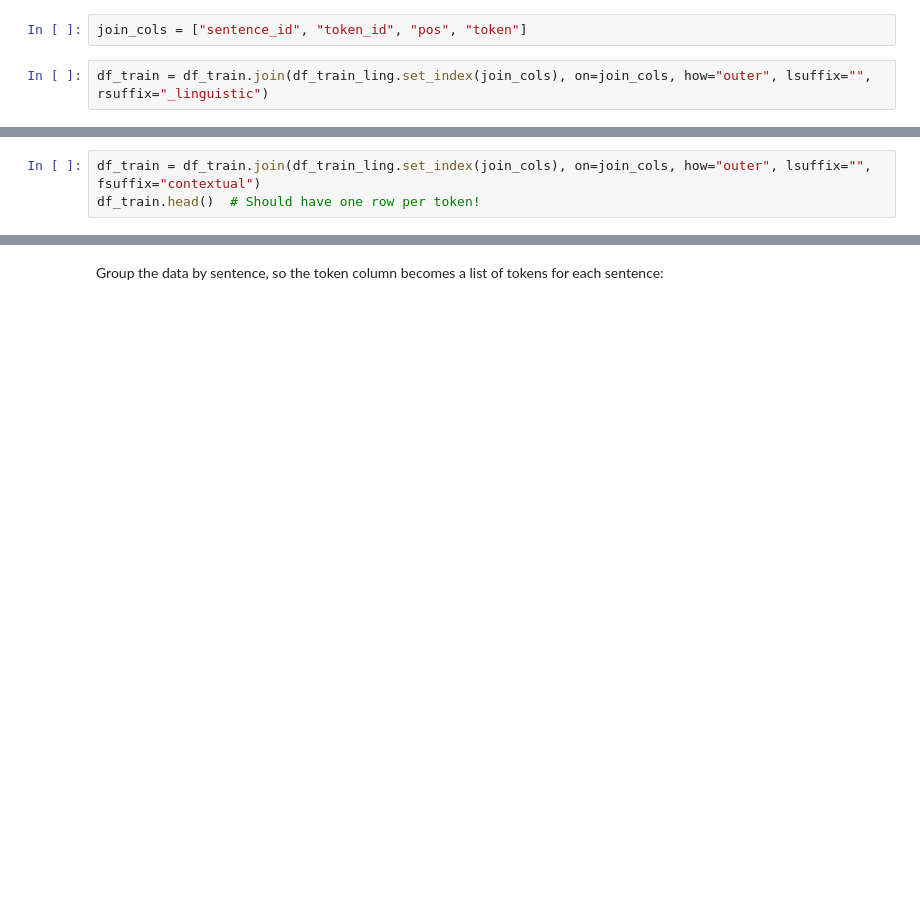
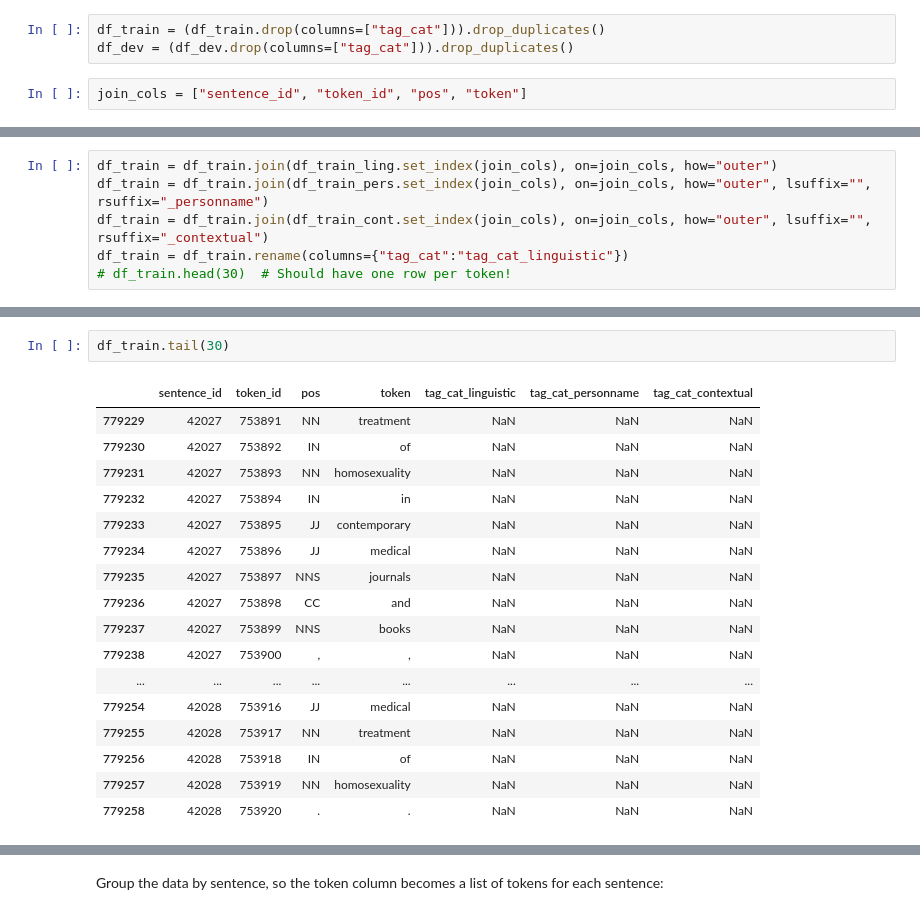
Before and after one commit to thegoose20/gender-bias, a Jupyter notebook: token_classification/BaselineTokenClassifiers_Categories.ipynb, the cells around one changed output, grey strips where cells are left out. Cells and saved outputs as stored; diff of their text form; blank space fills up the shorter version.

Commit message:
Put each category as own column/feature, getting type error with classifier now

```diff
--- a/token_classification/BaselineTokenClassifiers_Categories.ipynb
+++ b/token_classification/BaselineTokenClassifiers_Categories.ipynb
@@ -146,7 +151,8 @@ df_dev_pers = df_dev.loc[df_dev.tag_cat.isin(pers_cat_tags)]
 cont_cat_tags = ["B-Contextual", "I-Contextual"]
 df_train_cont = df_train.loc[df_train.tag_cat.isin(cont_cat_tags)]
 df_dev_cont = df_dev.loc[df_dev.tag_cat.isin(cont_cat_tags)]
+# %%
+df_train = (df_train.drop(columns=["tag_cat"])).drop_duplicates()
+df_dev = (df_dev.drop(columns=["tag_cat"])).drop_duplicates()
 # %%
 join_cols = ["sentence_id", "token_id", "pos", "token"]
-# %%
-df_train = df_train.join(df_train_ling.set_index(join_cols), on=join_cols, how="outer", lsuffix="", rsuffix="_linguistic")
@@ -155,3 +159,6 @@ df_train = df_train.join(df_train_pers.set_index(join_cols), on=join_cols, how="
 # %%
-df_train = df_train.join(df_train_ling.set_index(join_cols), on=join_cols, how="outer", lsuffix="", fsuffix="contextual")
-df_train.head()  # Should have one row per token!
+df_train = df_train.join(df_train_ling.set_index(join_cols), on=join_cols, how="outer")
+df_train = df_train.join(df_train_pers.set_index(join_cols), on=join_cols, how="outer", lsuffix="", rsuffix="_personname")
+df_train = df_train.join(df_train_cont.set_index(join_cols), on=join_cols, how="outer", lsuffix="", rsuffix="_contextual")
+df_train = df_train.rename(columns={"tag_cat":"tag_cat_linguistic"})
+# df_train.head(30)  # Should have one row per token!
@@ -187,0 +171,20 @@ df_train_cat.head(20)
+# %%
+df_train.tail(30)
+# %% [output]
+|  | sentence_id | token_id | pos | token | tag_cat_linguistic | tag_cat_personname | tag_cat_contextual |
+| 779229 | 42027 | 753891 | NN | treatment | NaN | NaN | NaN |
+| 779230 | 42027 | 753892 | IN | of | NaN | NaN | NaN |
+| 779231 | 42027 | 753893 | NN | homosexuality | NaN | NaN | NaN |
+| 779232 | 42027 | 753894 | IN | in | NaN | NaN | NaN |
+| 779233 | 42027 | 753895 | JJ | contemporary | NaN | NaN | NaN |
+| 779234 | 42027 | 753896 | JJ | medical | NaN | NaN | NaN |
+| 779235 | 42027 | 753897 | NNS | journals | NaN | NaN | NaN |
+| 779236 | 42027 | 753898 | CC | and | NaN | NaN | NaN |
+| 779237 | 42027 | 753899 | NNS | books | NaN | NaN | NaN |
+| 779238 | 42027 | 753900 | , | , | NaN | NaN | NaN |
+| ... | ... | ... | ... | ... | ... | ... | ... |
+| 779254 | 42028 | 753916 | JJ | medical | NaN | NaN | NaN |
+| 779255 | 42028 | 753917 | NN | treatment | NaN | NaN | NaN |
+| 779256 | 42028 | 753918 | IN | of | NaN | NaN | NaN |
+| 779257 | 42028 | 753919 | NN | homosexuality | NaN | NaN | NaN |
+| 779258 | 42028 | 753920 | . | . | NaN | NaN | NaN |
```
Also changed, not shown: parts of 42 cells of this notebook.
